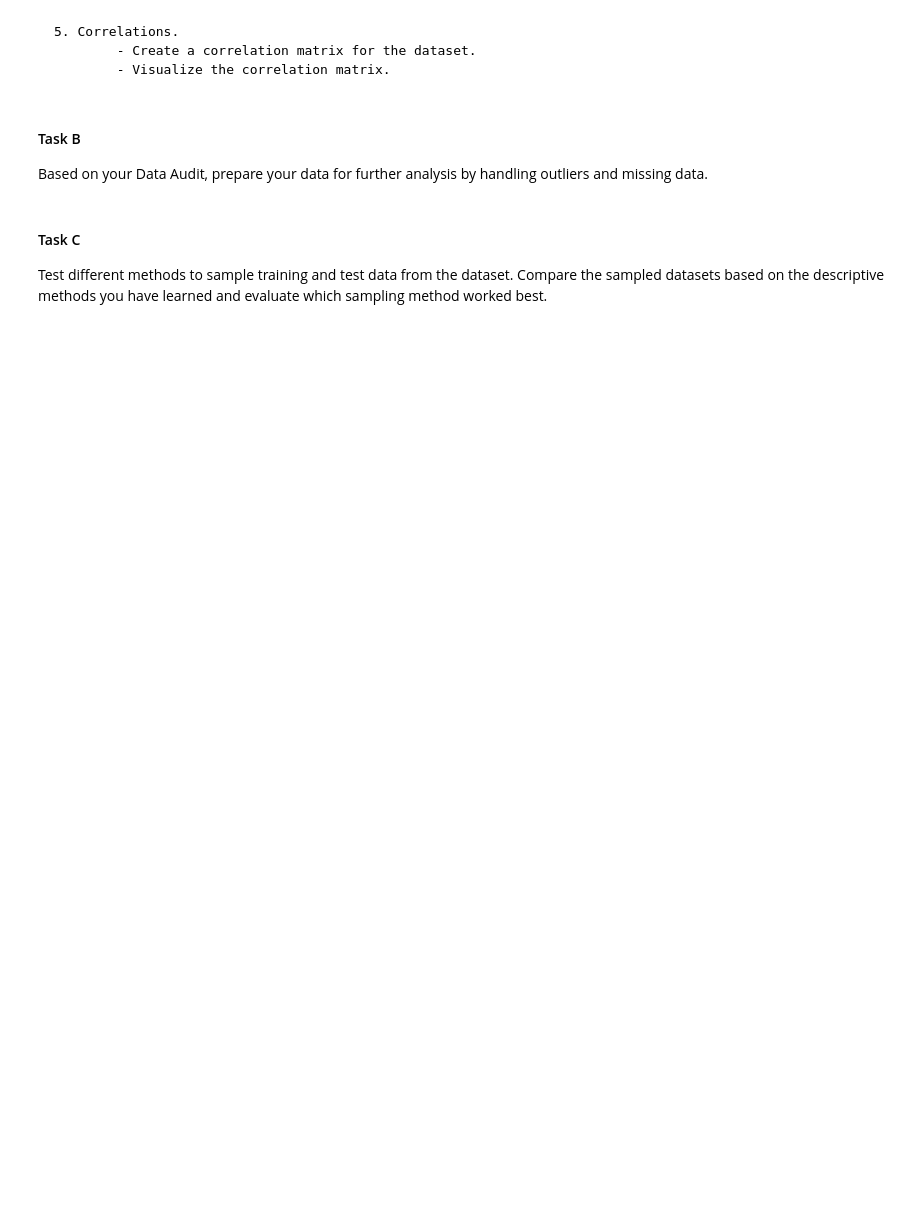
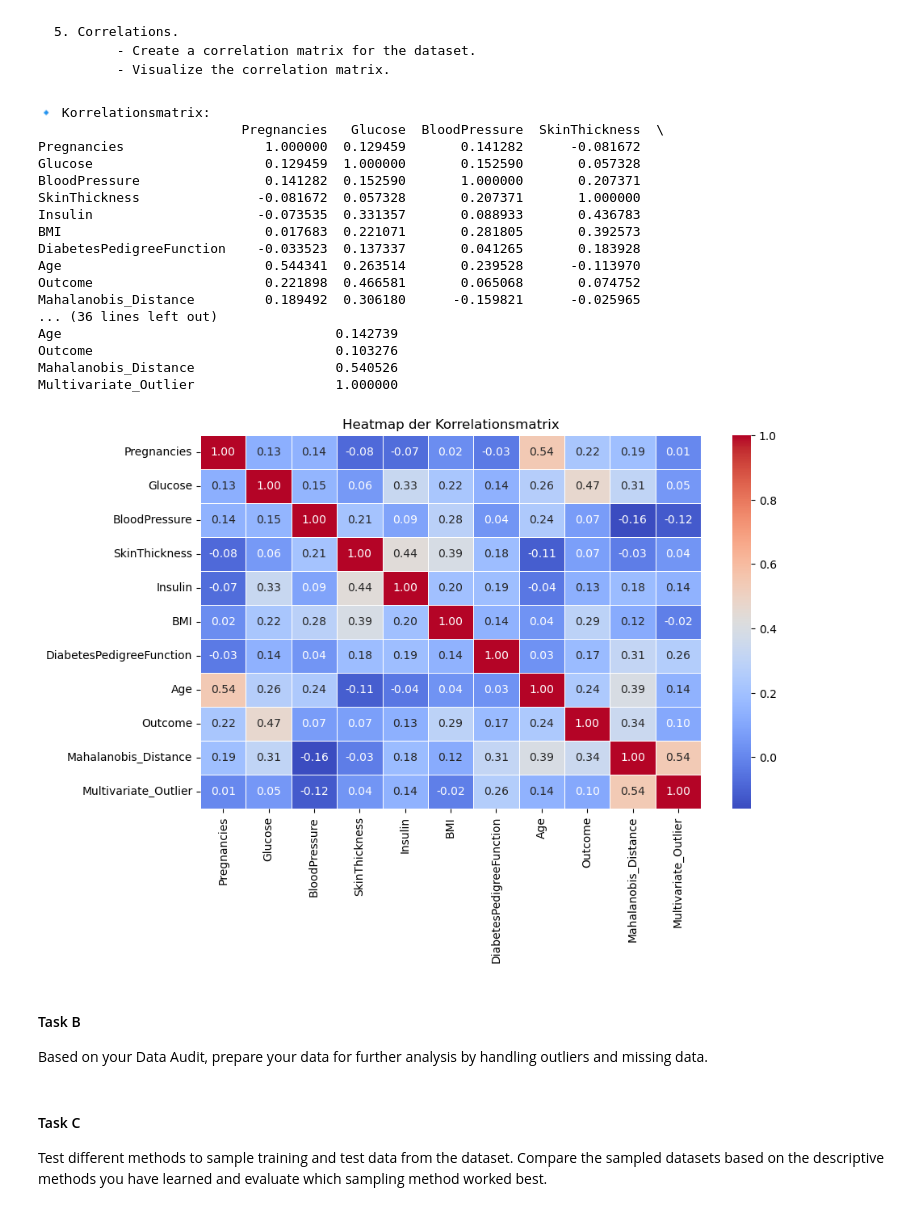
Before and after one commit to davisdsuess/Applied-Analytics, a Jupyter notebook: 01_Monday/session1afternoon.ipynb, the cells around one changed output. Drawn from its saved outputs; the diff is of its cells as text; code cells hidden in the pictures; blank space fills up the shorter version.

```diff
--- a/01_Monday/session1afternoon.ipynb
+++ b/01_Monday/session1afternoon.ipynb
@@ -209,6 +246,41 @@ Die oberen 2.5% werden als Ausreißer festgelegt
     5. Correlations.
 			- Create a correlation matrix for the dataset.
 			- Visualize the correlation matrix.
+# %%
+import seaborn as sns
+import matplotlib.pyplot as plt
+
+# Erstelle die Korrelationsmatrix
+correlation_matrix = df.corr()
+
+# Zeige die Korrelationsmatrix als Tabelle
+print("🔹 Korrelationsmatrix:")
+print(correlation_matrix)
+
+# Visualisiere die Korrelationsmatrix als Heatmap
+plt.figure(figsize=(10, 6))
+sns.heatmap(correlation_matrix, annot=True, cmap="coolwarm", fmt=".2f", linewidths=0.5)
+plt.title("Heatmap der Korrelationsmatrix")
+plt.show()
+# %% [output]
+🔹 Korrelationsmatrix:
+                          Pregnancies   Glucose  BloodPressure  SkinThickness  \
+Pregnancies                  1.000000  0.129459       0.141282      -0.081672
+Glucose                      0.129459  1.000000       0.152590       0.057328
+BloodPressure                0.141282  0.152590       1.000000       0.207371
+SkinThickness               -0.081672  0.057328       0.207371       1.000000
+Insulin                     -0.073535  0.331357       0.088933       0.436783
+BMI                          0.017683  0.221071       0.281805       0.392573
+DiabetesPedigreeFunction    -0.033523  0.137337       0.041265       0.183928
+Age                          0.544341  0.263514       0.239528      -0.113970
+Outcome                      0.221898  0.466581       0.065068       0.074752
+Mahalanobis_Distance         0.189492  0.306180      -0.159821      -0.025965
+... (36 lines left out)
+Age                                   0.142739
+Outcome                               0.103276
+Mahalanobis_Distance                  0.540526
+Multivariate_Outlier                  1.000000
+[figure, added]
 # %% [markdown]
 #### Task B
 Based on your Data Audit, prepare your data for further analysis by handling outliers and missing data.
```
Also changed, not shown: parts of 4 cells of this notebook.
